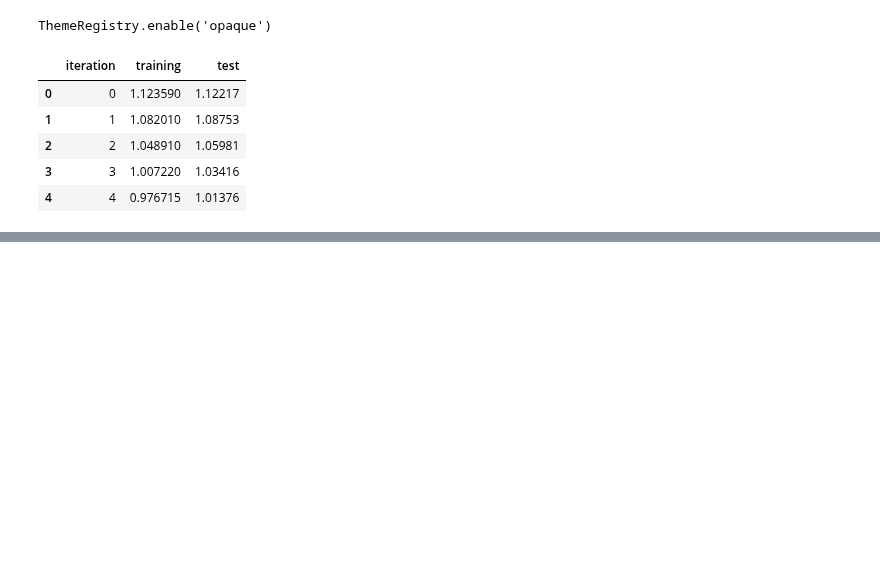
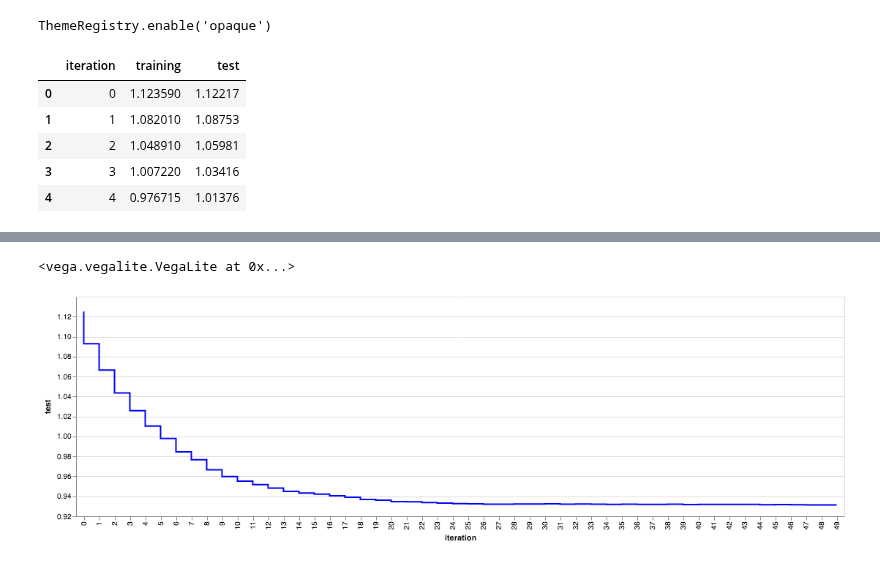
Before and after one commit to sarthakbatragatech/100-Days-of-ML, a Jupyter notebook: Hyperparameter-Tuning/Visualizing-Overfitting.ipynb, the cells around one changed output, grey strips where cells are left out. Drawn from its saved outputs; the diff is of its cells as text; code cells hidden in the pictures; blank space fills up the shorter version.

```diff
--- a/Hyperparameter-Tuning/Visualizing-Overfitting.ipynb
+++ b/Hyperparameter-Tuning/Visualizing-Overfitting.ipynb
@@ -36,0 +93,10 @@ c1 + c2
+# %%
+c1 = alt.Chart(depth_8).mark_line(color='blue', interpolate='step-after').encode(
+    alt.X('iteration:O'),
+    alt.Y('test:Q', scale=alt.Scale(zero=False)),
+)
+
+c1
+# %% [output]
+<vega.vegalite.VegaLite at 0x...>
+[figure, added]
```
Also changed, not shown: parts of 7 cells of this notebook, 1 other file.
